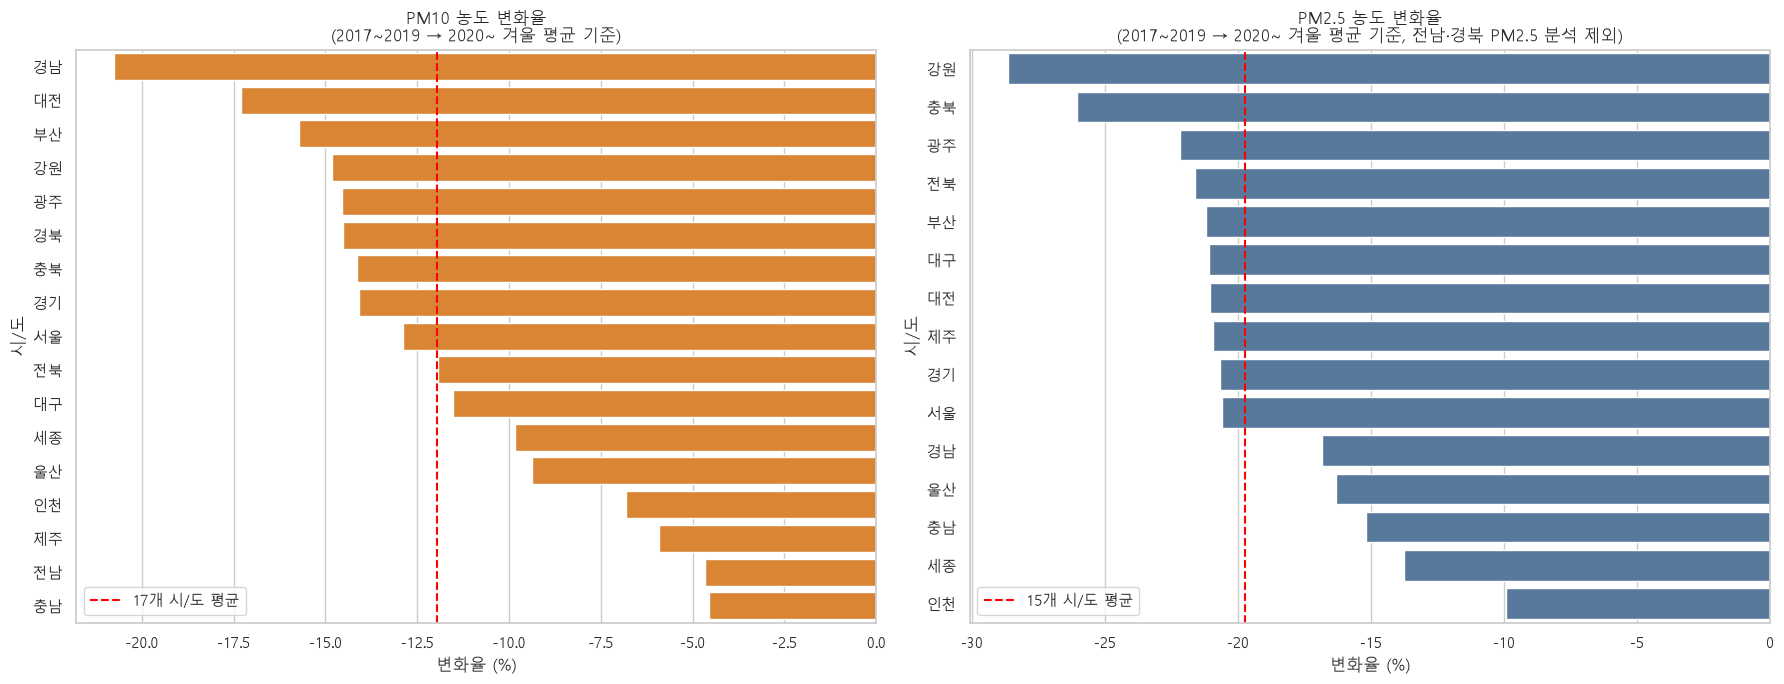
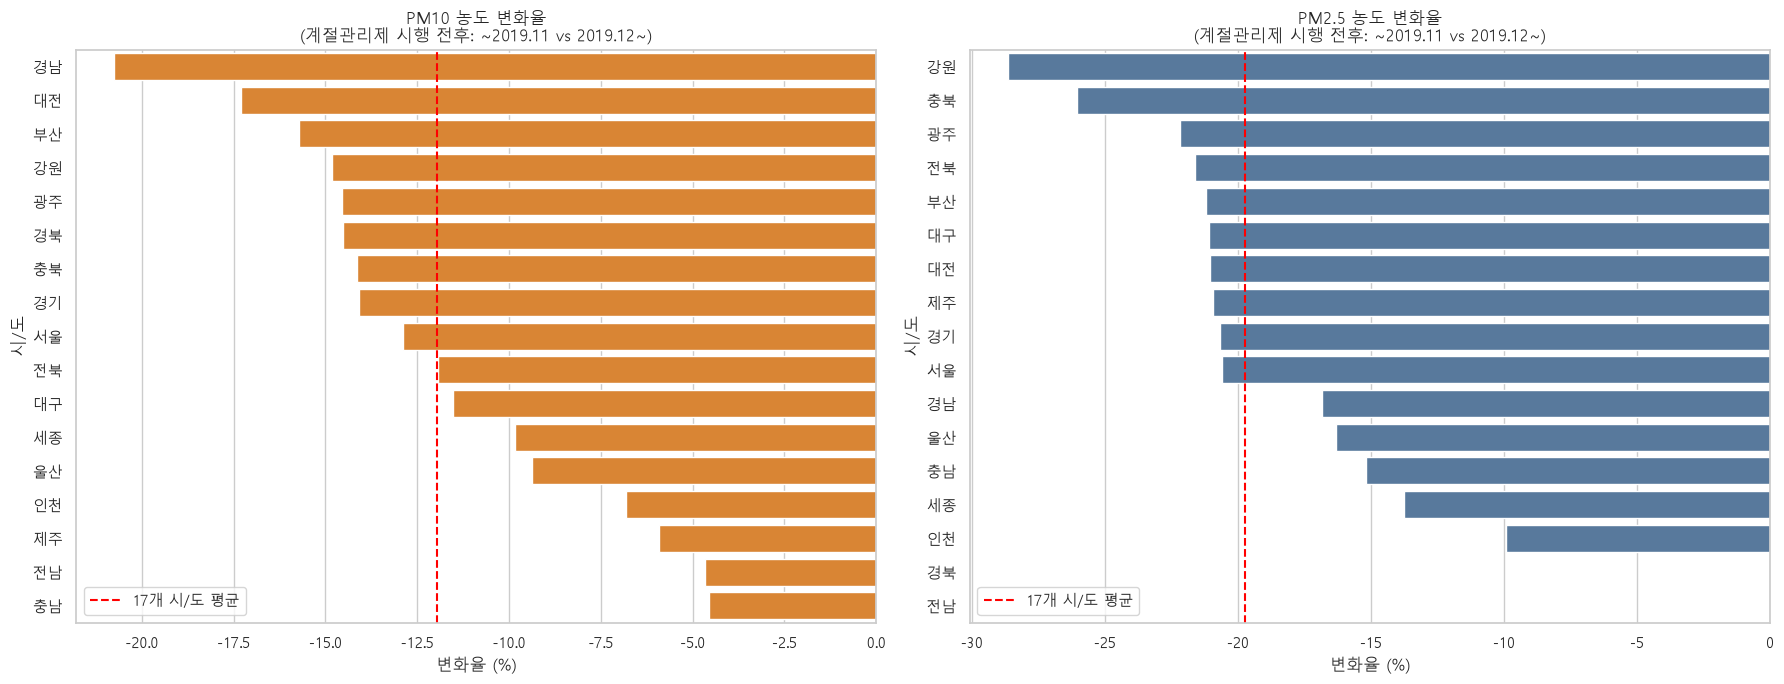
The change to this notebook cell's code, shown as a diff; its figure went from the first image to the second:
--- before
+++ after
@@ -1,4 +1,4 @@
-# ── PM10 변화율: 2017~2019 → 2020~ ──────────────────────────────
-# PM10 변화율이 큰(감소) 순서로 정렬한다. 음수 값이 클수록 개선이 많이 됐다는 뜻이다.
+# ── PM10 및 PM2.5 변화율: 계절관리제 시행 전후 ──────────────────────────────
+# 변화율이 큰(감소) 순서로 정렬한다. 음수 값이 클수록 개선이 많이 됐다는 뜻이다.
 pm10_cmp_order = (
     period_compare.sort_values("pm10_change_rate", ascending=True)["sido"]
@@ -20,14 +20,13 @@
 ax.axvline(period_compare["pm10_change_rate"].mean(), color="red", linestyle="--",
            label=f"{len(period_compare)}개 시/도 평균")
-ax.set_title("PM10 농도 변화율\n(2017~2019 → 2020~ 겨울 평균 기준)")
+# 제목 수정: 계절관리제 시행 전후 기간 명시
+ax.set_title("PM10 농도 변화율\n(계절관리제 시행 전후: ~2019.11 vs 2019.12~)")
 ax.set_xlabel("변화율 (%)")
 ax.set_ylabel("시/도")
 ax.legend()
 
-# --- PM2.5 변화율 (전남·경북 제외) ---
-# pm25_change_rate가 NaN인 전남·경북은 명시적으로 제외한다.
-pm25_cmp = period_compare.dropna(subset=["pm25_change_rate"])
+# --- PM2.5 변화율 ---
 pm25_cmp_order = (
-    pm25_cmp.sort_values("pm25_change_rate", ascending=True)["sido"]
+    period_compare.sort_values("pm25_change_rate", ascending=True)["sido"]
     .tolist()
 )
@@ -35,5 +34,5 @@
 ax = axes[1]
 sns.barplot(
-    data=pm25_cmp,
+    data=period_compare,
     x="pm25_change_rate",
     y="sido",
@@ -42,7 +41,8 @@
     color="#4C78A8",
 )
-ax.axvline(pm25_cmp["pm25_change_rate"].mean(), color="red", linestyle="--",
-           label=f"{len(pm25_cmp)}개 시/도 평균")
-ax.set_title("PM2.5 농도 변화율\n(2017~2019 → 2020~ 겨울 평균 기준, 전남·경북 PM2.5 분석 제외)")
+ax.axvline(period_compare["pm25_change_rate"].mean(), color="red", linestyle="--",
+           label=f"{len(period_compare)}개 시/도 평균")
+
+ax.set_title("PM2.5 농도 변화율\n(계절관리제 시행 전후: ~2019.11 vs 2019.12~)")
 ax.set_xlabel("변화율 (%)")
 ax.set_ylabel("시/도")

Commit: feat: add visualization notebook for sido improvement rates and SAW results